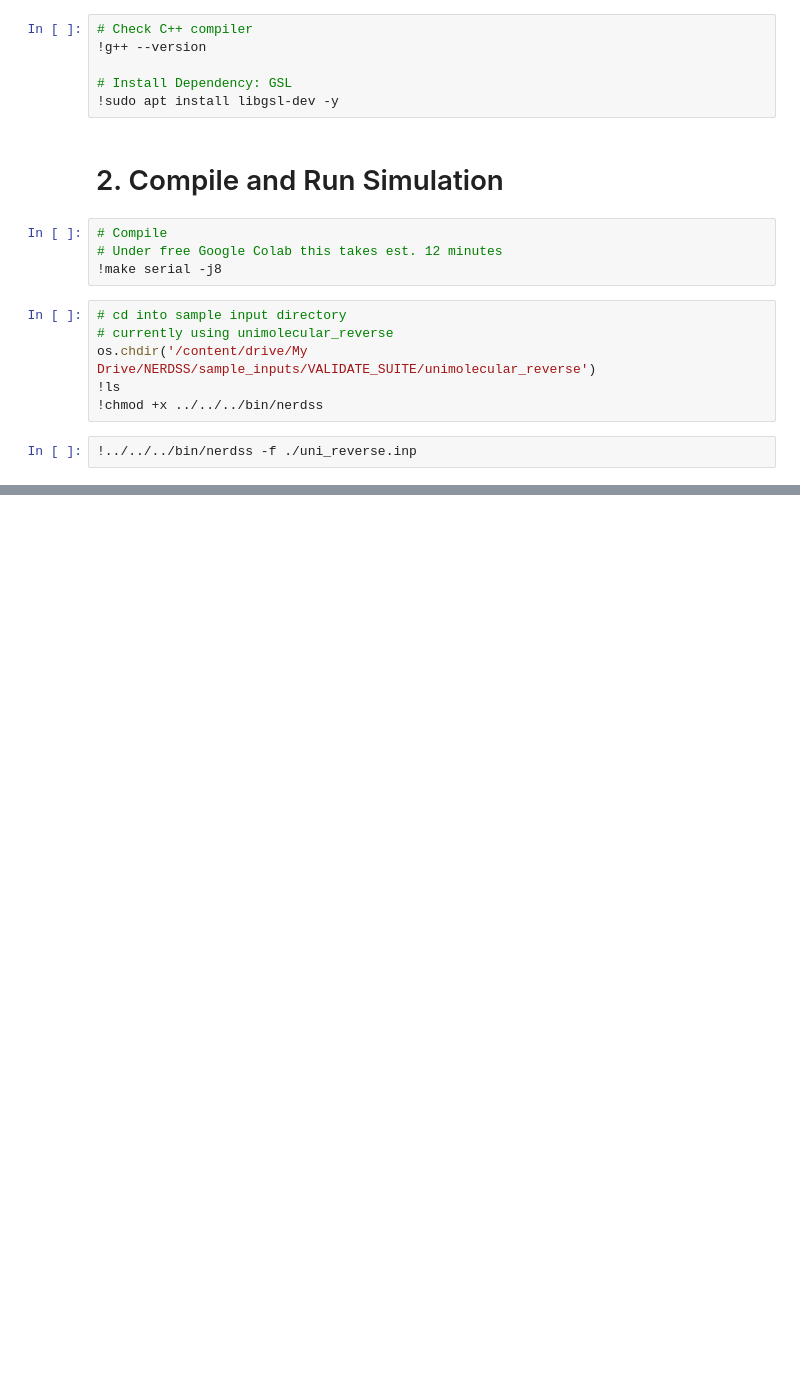
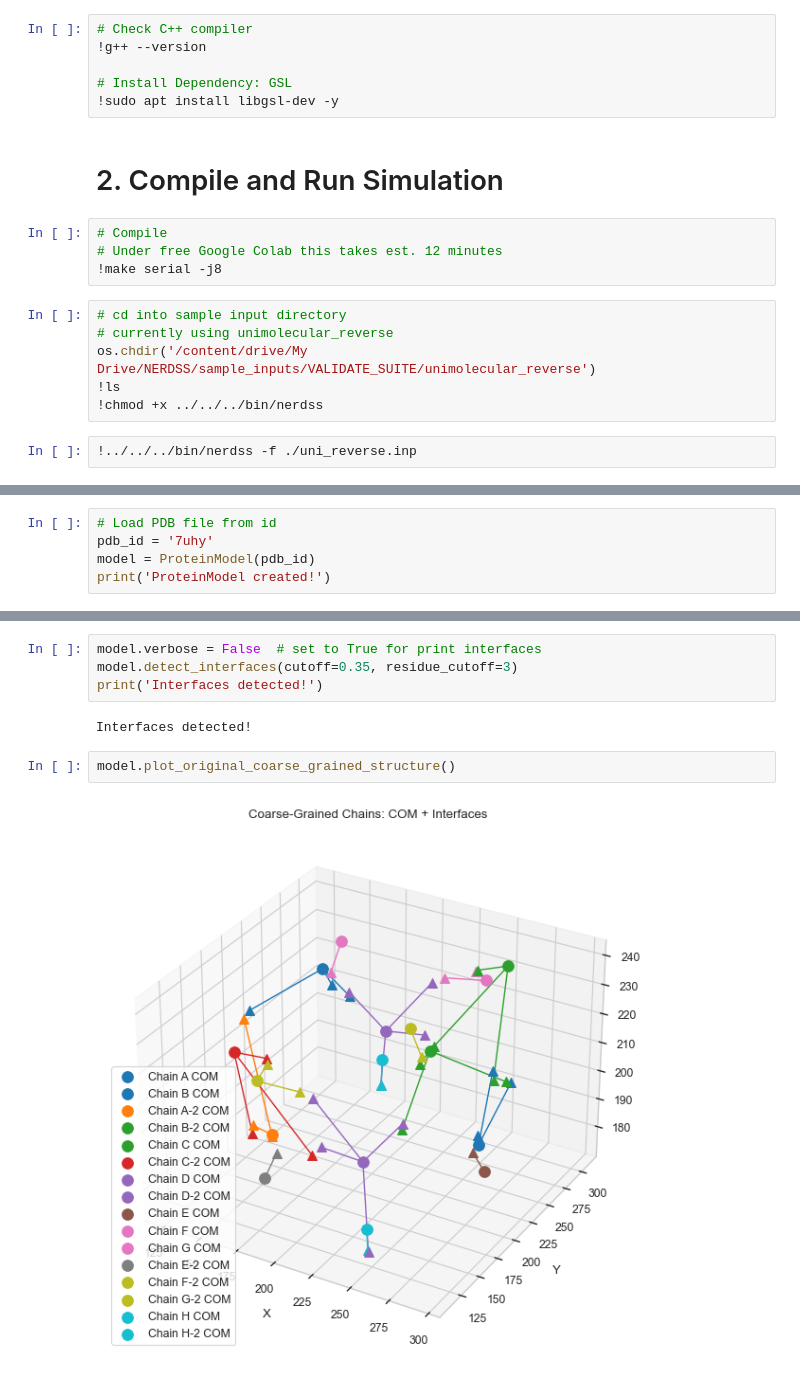
Before and after one commit to jonathanfischer97/ionerdss, a Jupyter notebook: docs/source/Run_NERDSS_colab.ipynb, the cells around one changed output, grey strips where cells are left out. Cells and saved outputs as stored; diff of their text form; blank space fills up the shorter version.

Commit message:
updated with proteinmodel visualization

```diff
--- a/docs/source/Run_NERDSS_colab.ipynb
+++ b/docs/source/Run_NERDSS_colab.ipynb
@@ -59,0 +77,5 @@ os.chdir('/content/drive/My Drive/NERDSS/sample_inputs/VALIDATE_SUITE/unimolecul
+# %%
+# Load PDB file from id
+pdb_id = '7uhy'
+model = ProteinModel(pdb_id)
+print('ProteinModel created!')
@@ -59,0 +89,10 @@ os.chdir('/content/drive/My Drive/NERDSS/sample_inputs/VALIDATE_SUITE/unimolecul
+# %%
+model.verbose = False  # set to True for print interfaces
+model.detect_interfaces(cutoff=0.35, residue_cutoff=3)
+print('Interfaces detected!')
+# %% [output]
+Interfaces detected!
+# %%
+model.plot_original_coarse_grained_structure()
+# %% [output]
+[figure, added]
```
Also changed, not shown: parts of 7 cells of this notebook.
